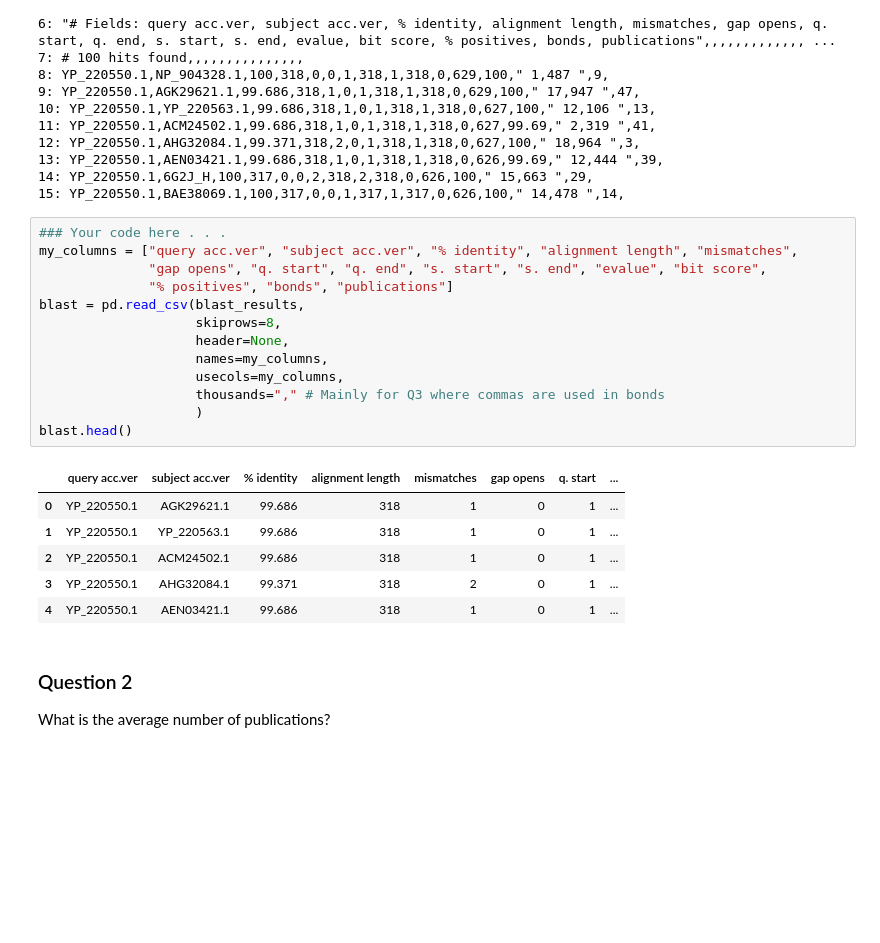
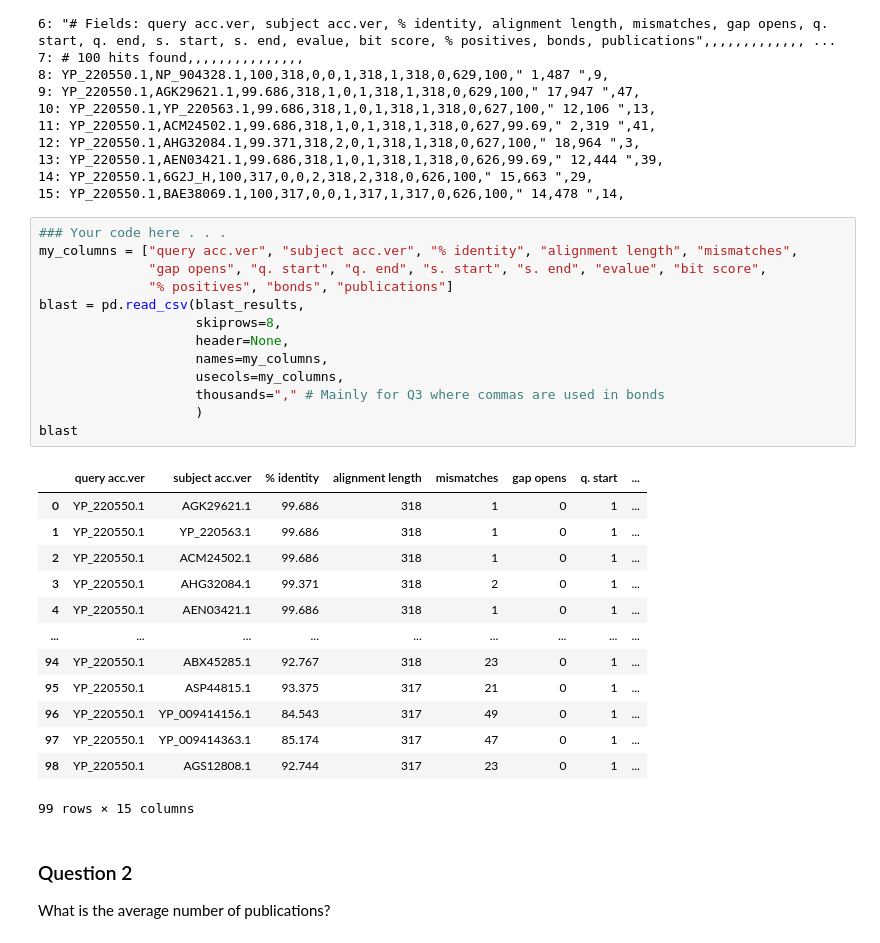
Before and after one commit to CS133-DataVisualization/cl-and-homework-JayBA1010, a Jupyter notebook: M04_HW_complicated.ipynb, the cells around one changed output. Cells and saved outputs as stored; diff of their text form; blank space fills up the shorter version.

```diff
--- a/M04_HW_complicated.ipynb
+++ b/M04_HW_complicated.ipynb
@@ -40,23 +40,30 @@ with urllib.request.urlopen(blast_results) as response:
 # %%
 ### Your code here . . .
 my_columns = ["query acc.ver", "subject acc.ver", "% identity", "alignment length", "mismatches",
               "gap opens", "q. start", "q. end", "s. start", "s. end", "evalue", "bit score",
               "% positives", "bonds", "publications"]
 blast = pd.read_csv(blast_results,
                     skiprows=8,
                     header=None,
                     names=my_columns,
                     usecols=my_columns,
                     thousands="," # Mainly for Q3 where commas are used in bonds
                     )
-blast.head()
+blast
 # %% [output]
 |  | query acc.ver | subject acc.ver | % identity | alignment length | mismatches | gap opens | q. start | ... |
 | 0 | YP_220550.1 | AGK29621.1 | 99.686 | 318 | 1 | 0 | 1 | ... |
 | 1 | YP_220550.1 | YP_220563.1 | 99.686 | 318 | 1 | 0 | 1 | ... |
 | 2 | YP_220550.1 | ACM24502.1 | 99.686 | 318 | 1 | 0 | 1 | ... |
 | 3 | YP_220550.1 | AHG32084.1 | 99.371 | 318 | 2 | 0 | 1 | ... |
 | 4 | YP_220550.1 | AEN03421.1 | 99.686 | 318 | 1 | 0 | 1 | ... |
+| ... | ... | ... | ... | ... | ... | ... | ... | ... |
+| 94 | YP_220550.1 | ABX45285.1 | 92.767 | 318 | 23 | 0 | 1 | ... |
+| 95 | YP_220550.1 | ASP44815.1 | 93.375 | 317 | 21 | 0 | 1 | ... |
+| 96 | YP_220550.1 | YP_009414156.1 | 84.543 | 317 | 49 | 0 | 1 | ... |
+| 97 | YP_220550.1 | YP_009414363.1 | 85.174 | 317 | 47 | 0 | 1 | ... |
+| 98 | YP_220550.1 | AGS12808.1 | 92.744 | 317 | 23 | 0 | 1 | ... |
+99 rows × 15 columns
 # %% [markdown]
 ### Question 2
 What is the average number of publications?
```
Also changed, not shown: parts of 2 cells of this notebook.
